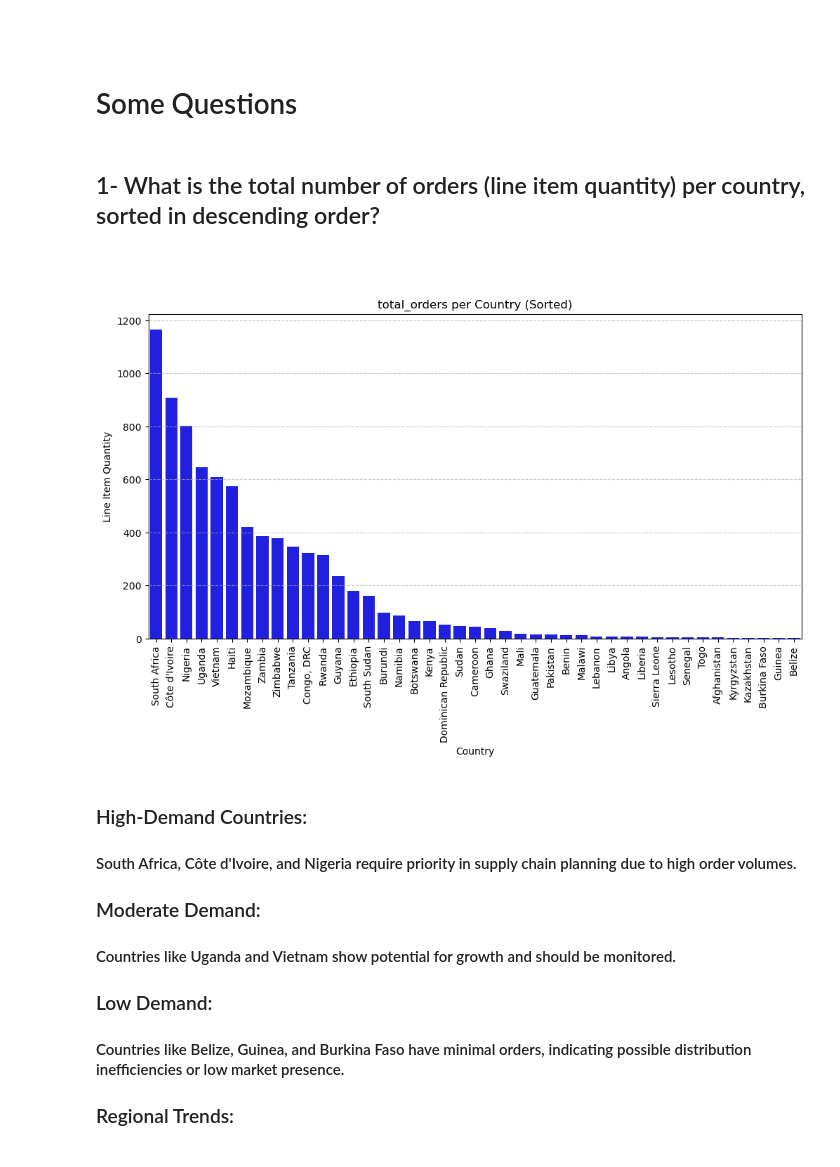
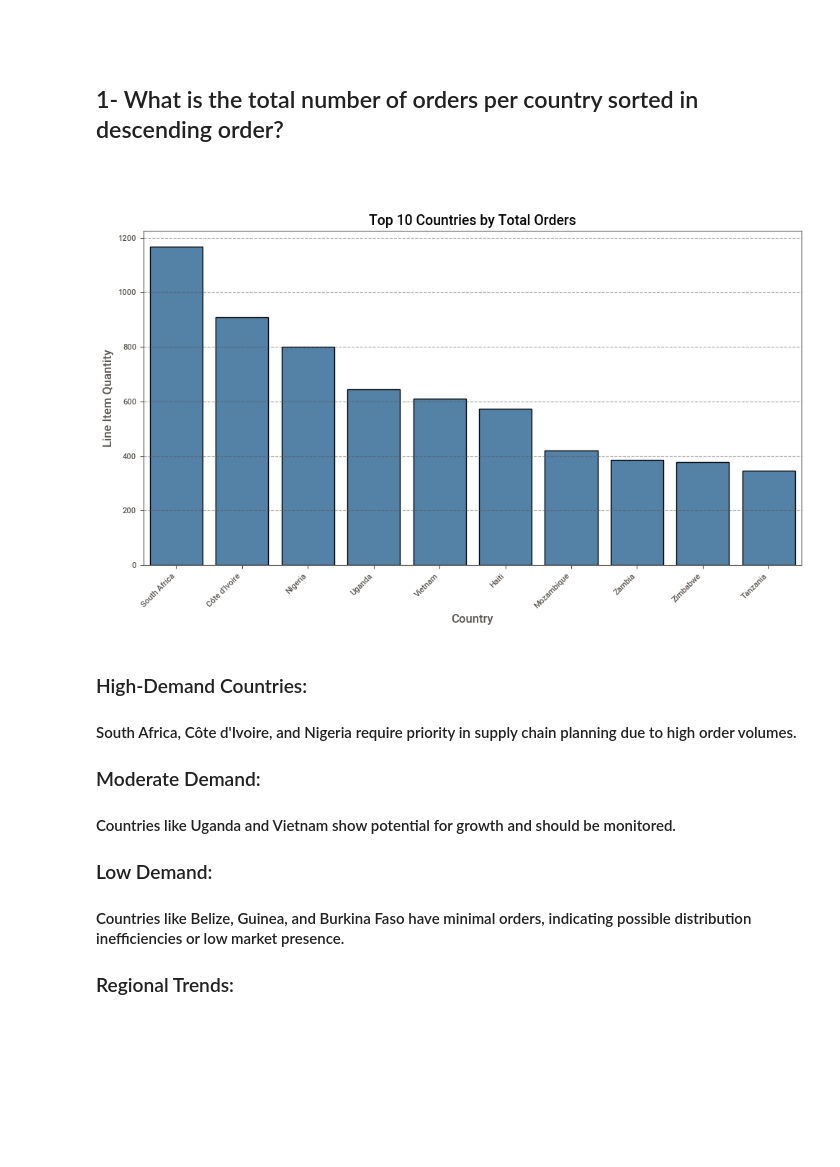
Before and after one commit to mahmoud-ayman5/Supply-chain-project, a Jupyter notebook: Supply Chain Data.ipynb, the cells around one changed output. Saved outputs shown, nothing was run; the diff lists cells and outputs as text; code cells hidden in the pictures; blank space fills up the shorter version.

Commit message:
Updated Supply Chain Data.ipynb and added Supply chain 3.png

```diff
--- a/Supply Chain Data.ipynb
+++ b/Supply Chain Data.ipynb
@@ -334,34 +480,33 @@ FileLink(r'cleaned_data.csv')
 C:\Users\mahmo\Downloads\Supply Cain Project\cleaned_data.csv
 # %% [markdown]
 #
-# %% [markdown]
-# Some Questions
 # %% [markdown]
-## 1- What is the total number of orders (line item quantity) per country, sorted in descending order?
+## 1- What is the total number of orders per country sorted in descending order?
 # %% [markdown]
 #
-# %%
-country_shipments = df["Country"].value_counts().reset_index()
-country_shipments.columns = ["Country", "Line Item Quantity"]
-
-
-country_shipments = country_shipments.sort_values(by="Line Item Quantity", ascending=False)
-
-
-plt.figure(figsize=(12, 6))
-sns.barplot(data=country_shipments, x="Country", y="Line Item Quantity", color="blue")
-
-
-plt.xticks(rotation=90)
-
-# Labels and title
-plt.xlabel("Country")
-plt.ylabel("Line Item Quantity")
-plt.title("total_orders per Country (Sorted)")
-plt.grid(axis="y", linestyle="--", alpha=0.7)
-plt.show()
-# %% [output]
-[figure, removed]
+# %%
+# Prepare and sort data
+country_shipments = df["Country"].value_counts().reset_index()
+country_shipments.columns = ["Country", "Line Item Quantity"]
+country_shipments = country_shipments.sort_values(by="Line Item Quantity", ascending=False)
+
+# Keep only top 10
+top_10_countries = country_shipments.head(10)
+
+# Plot
+plt.figure(figsize=(10, 6))
+sns.barplot(data=top_10_countries, x="Country", y="Line Item Quantity", color="steelblue", edgecolor="black")
+
+# Customize appearance
+plt.xticks(rotation=45, ha="right")
+plt.xlabel("Country", fontsize=12)
+plt.ylabel("Line Item Quantity", fontsize=12)
+plt.title("Top 10 Countries by Total Orders", fontsize=14, weight="bold")
+plt.grid(axis="y", linestyle="--", alpha=0.5)
+plt.tight_layout()
+plt.show()
+# %% [output]
+[figure, added]
 # %% [markdown]
 ### High-Demand Countries:
 #### South Africa, Côte d'Ivoire, and Nigeria require priority in supply chain planning due to high order volumes.
```
Also changed, not shown: parts of 11 cells of this notebook, 21 other files.
